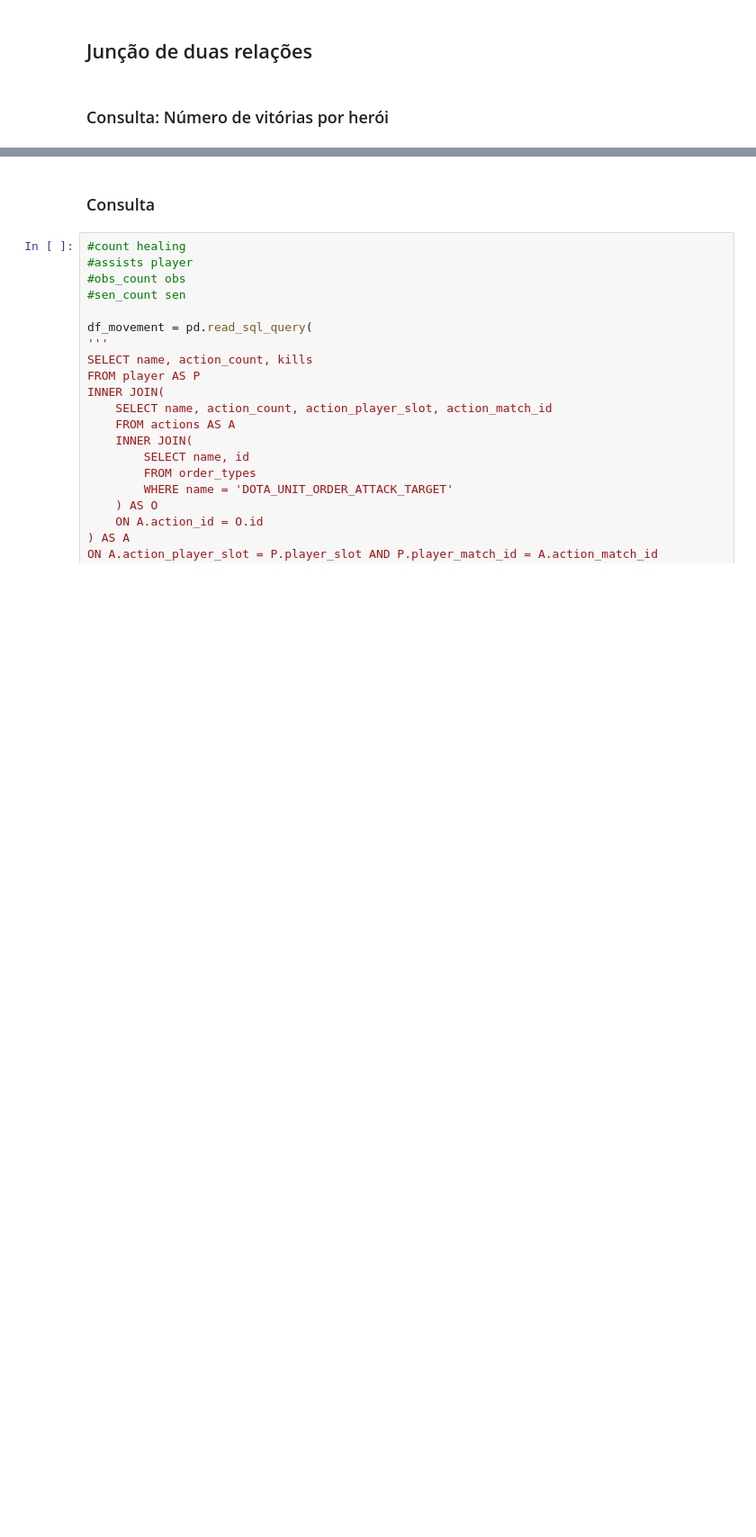
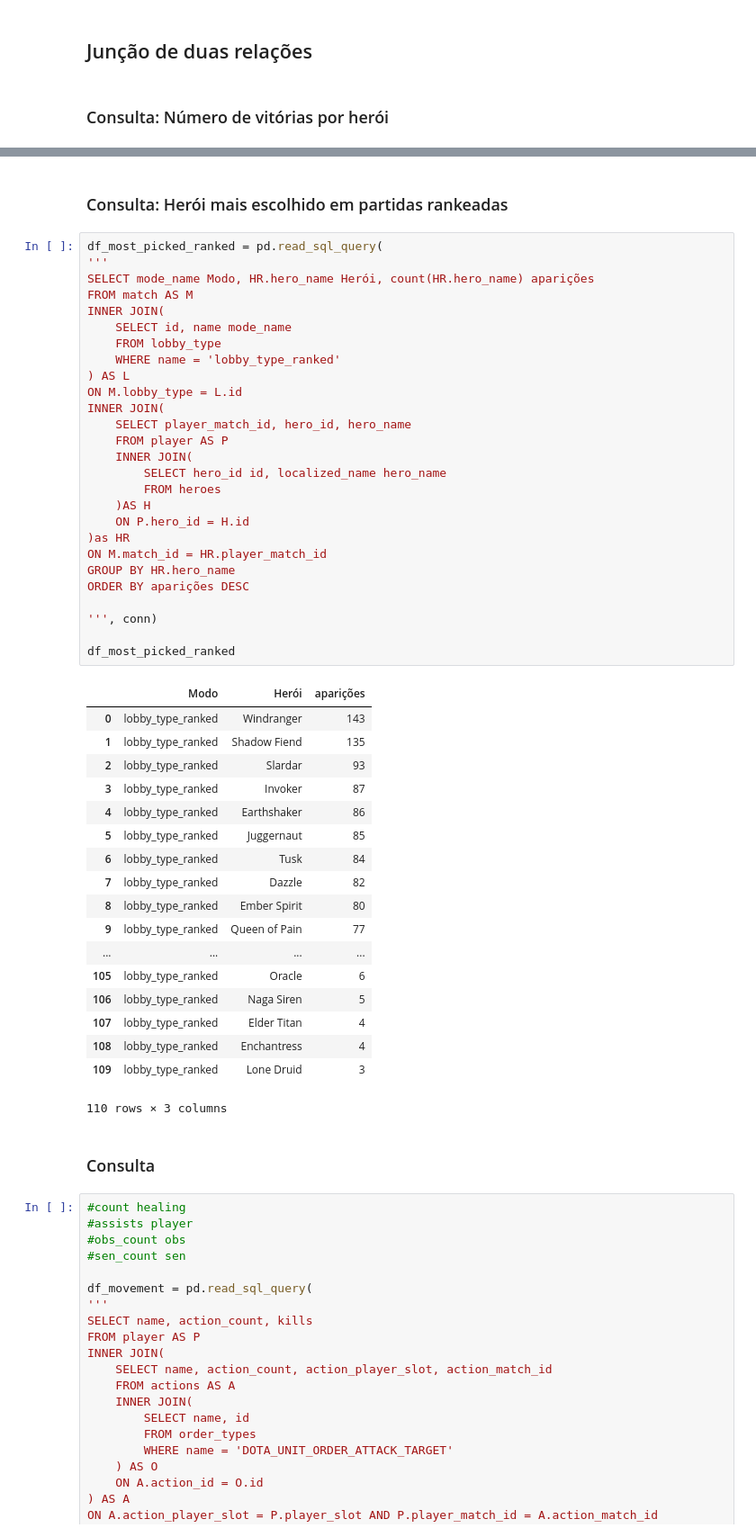
Before and after one commit to gabrielspires/IBD-Dota2, a Jupyter notebook: TP-IBD.ipynb, the cells around one changed output, grey strips where cells are left out. Shown at 90% size. Cells and saved outputs as stored; diff of their text form; blank space fills up the shorter version.

```diff
--- a/TP-IBD.ipynb
+++ b/TP-IBD.ipynb
@@ -544,6 +544,54 @@ df.head()
 | 2 | Invoker | 93 |
 | 3 | Dazzle | 86 |
 | 4 | Juggernaut | 86 |
+# %% [markdown]
+### Consulta: Herói mais escolhido em partidas rankeadas
+# %%
+df_most_picked_ranked = pd.read_sql_query(
+'''
+SELECT mode_name Modo, HR.hero_name Herói, count(HR.hero_name) aparições
+FROM match AS M
+INNER JOIN(
+    SELECT id, name mode_name
+    FROM lobby_type
+    WHERE name = 'lobby_type_ranked'
+) AS L
+ON M.lobby_type = L.id
+INNER JOIN(
+    SELECT player_match_id, hero_id, hero_name
+    FROM player AS P
+    INNER JOIN(
+        SELECT hero_id id, localized_name hero_name
+        FROM heroes
+    )AS H
+    ON P.hero_id = H.id
+)as HR
+ON M.match_id = HR.player_match_id
+GROUP BY HR.hero_name
+ORDER BY aparições DESC
+
+''', conn)
+
+df_most_picked_ranked
+# %% [output]
+|  | Modo | Herói | aparições |
+| 0 | lobby_type_ranked | Windranger | 143 |
+| 1 | lobby_type_ranked | Shadow Fiend | 135 |
+| 2 | lobby_type_ranked | Slardar | 93 |
+| 3 | lobby_type_ranked | Invoker | 87 |
+| 4 | lobby_type_ranked | Earthshaker | 86 |
+| 5 | lobby_type_ranked | Juggernaut | 85 |
+| 6 | lobby_type_ranked | Tusk | 84 |
+| 7 | lobby_type_ranked | Dazzle | 82 |
+| 8 | lobby_type_ranked | Ember Spirit | 80 |
+| 9 | lobby_type_ranked | Queen of Pain | 77 |
+| ... | ... | ... | ... |
+| 105 | lobby_type_ranked | Oracle | 6 |
+| 106 | lobby_type_ranked | Naga Siren | 5 |
+| 107 | lobby_type_ranked | Elder Titan | 4 |
+| 108 | lobby_type_ranked | Enchantress | 4 |
+| 109 | lobby_type_ranked | Lone Druid | 3 |
+110 rows × 3 columns
 # %% [markdown]
 ### Consulta
 # %%
```
Also changed, not shown: parts of 1 cell of this notebook.
